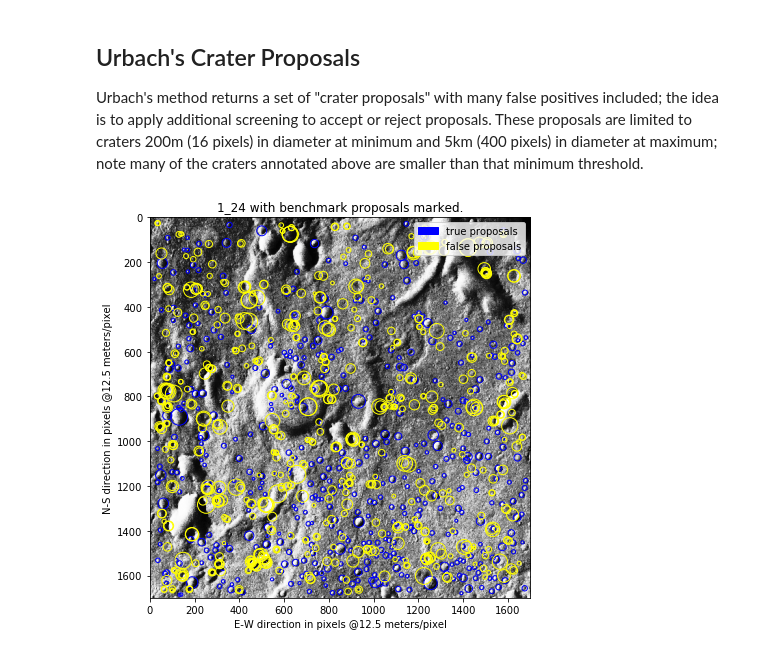
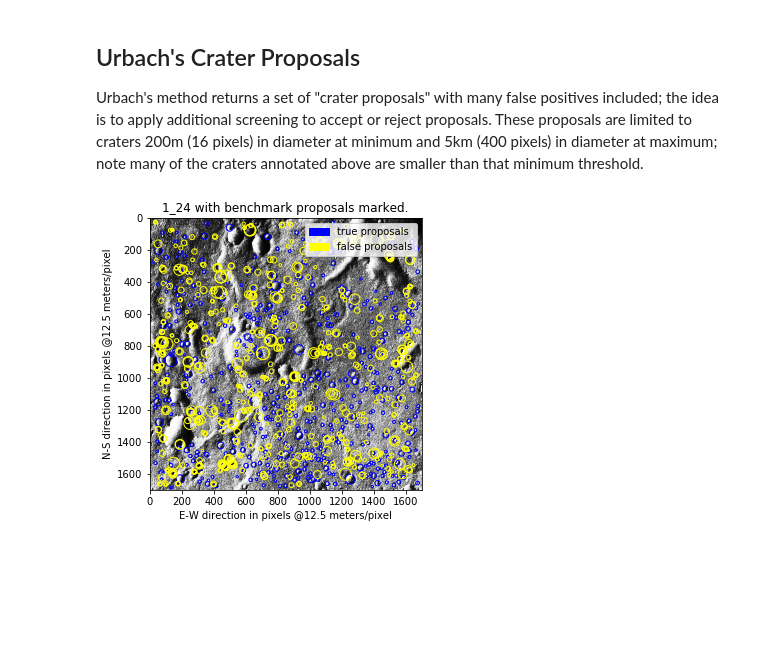
Before and after one commit to AlliedToasters/craters, a Jupyter notebook: proposal_draft.ipynb, the cells around one changed output. Saved outputs shown, nothing was run; the diff lists cells and outputs as text; code cells hidden in the pictures; blank space fills up the shorter version.

Commit message:
downsize plots

```diff
--- a/proposal_draft.ipynb
+++ b/proposal_draft.ipynb
@@ -58,7 +58,7 @@ Along with the dataset comes a set of 3658 crater annotations hand-labeled by an
 # %%
 demo_tile = '1_24'
 img = tiles[demo_tile]
-scale = .35
+scale = .25
 craters = all_craters[all_craters.tile==demo_tile]
 craters = {'craters': craters[['x', 'y', 'd']].values}
 plot_craters(img, craters, title='{} with craters marked.'.format(demo_tile), scale=scale)
@@ -70,9 +70,9 @@ Urbach's method returns a set of "crater proposals" with many false positives in
 # %%
 colors = ['blue', 'yellow']
 title = '{} with benchmark proposals marked.'.format('1_24')
-plot_craters(img, proposals, title=title, colors=colors)
+plot_craters(img, proposals, scale=scale, title=title, colors=colors)
 # %% [output]
-[figure, old version]
+[figure, new version]
 # %% [markdown]
 ## Techniques from Thinkful Course
 This project will include a number of techniques from the Thinkful data science curriculum.
```
Also changed, not shown: parts of 2 cells of this notebook.
